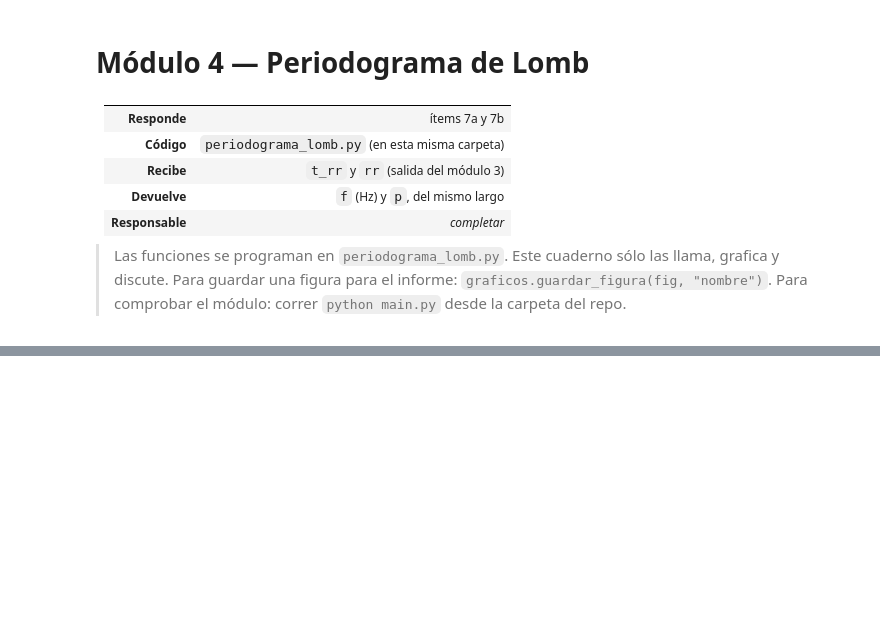
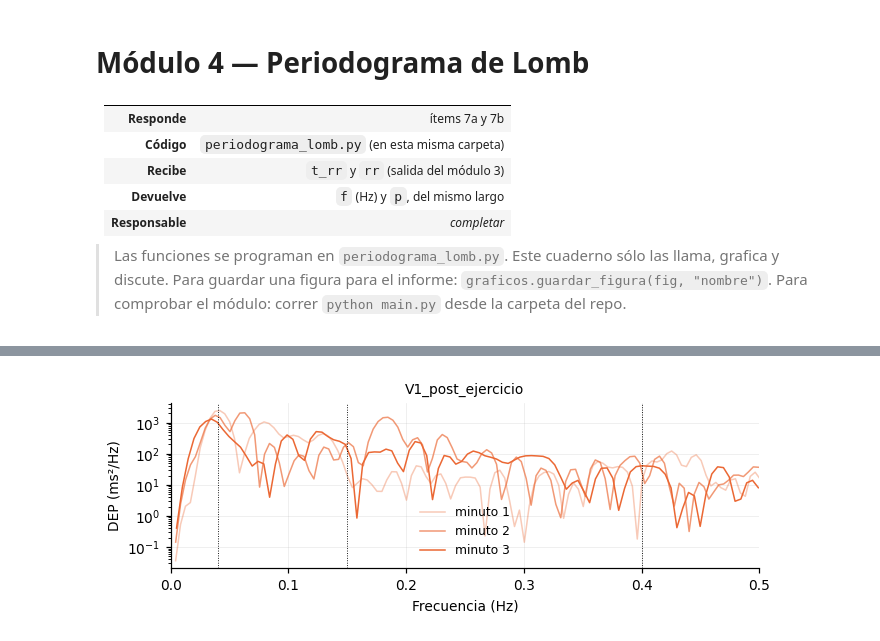
Before and after one commit to PurrthagorasCat/Informe-Laboratorio-ECG---PSIB---Grupo-2-, a Jupyter notebook: modulos/m4_periodograma_lomb/periodograma_lomb.ipynb, the cells around one changed output, grey strips where cells are left out. Cells and saved outputs as stored; diff of their text form; code cells hidden in the pictures; blank space fills up the shorter version.

```diff
--- a/modulos/m4_periodograma_lomb/periodograma_lomb.ipynb
+++ b/modulos/m4_periodograma_lomb/periodograma_lomb.ipynb
@@ -48,0 +181,6 @@ resultados = procesar_todos(hasta="lomb")
+# %%
+# --- Tabla: post ejercicio minuto a minuto ---
+for res in resultados:
+    if res.registro.condicion == "post_ejercicio":
+        print(res.registro.nombre)
+        display(pd.DataFrame(lomb.indices_por_ventanas(res.t_rr, res.rr)).round(3))
@@ -48,0 +193,20 @@ resultados = procesar_todos(hasta="lomb")
+# %%
+# --- Figura: periodograma de cada minuto del post ejercicio ---
+# Más oscuro = más tarde en la recuperación.
+post = [res for res in resultados if res.registro.condicion == "post_ejercicio"]
+fig, axs = plt.subplots(1, len(post), figsize=(16/2.54, 6/2.54), squeeze=False)
+for ax, res in zip(axs[0], post):
+    color = graficos.COLOR_CONDICION["post_ejercicio"]
+    inicios = np.arange(res.t_rr[0], res.t_rr[-1] - 30, 60)
+    for k, t0 in enumerate(inicios):
+        sel = (res.t_rr >= t0) & (res.t_rr < t0 + 60)
+        f, p = lomb.periodograma_lomb(res.t_rr[sel], res.rr[sel])
+        ax.semilogy(f, p*1e6, color=color, alpha=0.35 + 0.65*k/max(len(inicios)-1, 1), label=f"minuto {k+1}")
+    for f0, f1 in lomb.BANDAS.values():
+        ax.axvline(f0, color="k", ls=":", lw=0.6)
+    ax.axvline(lomb.BANDAS["HF"][1], color="k", ls=":", lw=0.6)
+    ax.set(title=res.registro.nombre, xlabel="Frecuencia (Hz)", ylabel="DEP (ms²/Hz)", xlim=(0, lomb.F_MAX))
+    ax.legend()
+fig.tight_layout()
+# %% [output]
+[figure, added]
```
Also changed, not shown: parts of 22 cells of this notebook, 9 other files.
